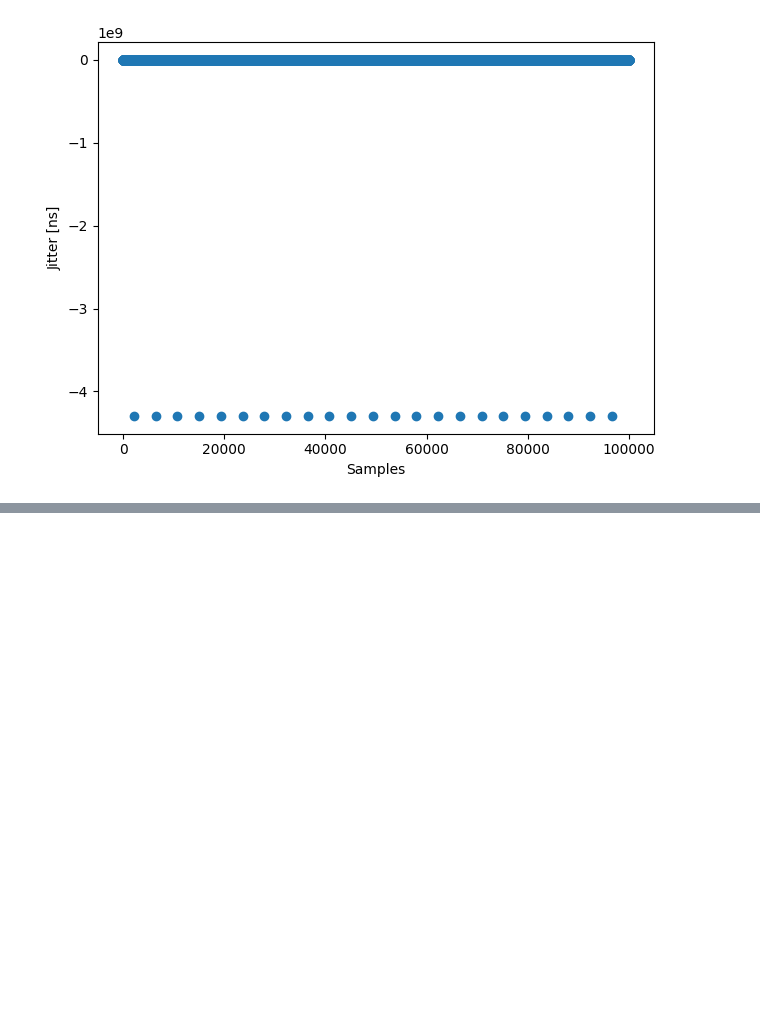
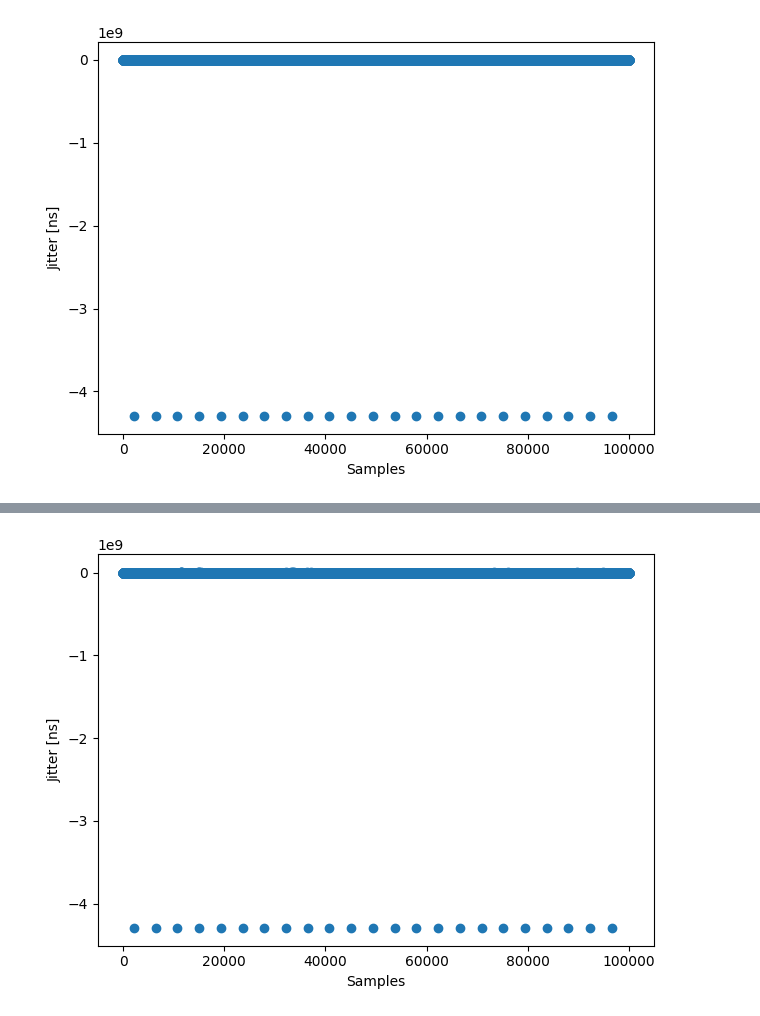
Before and after one commit to otokatli/jitter, a Jupyter notebook: jitter_analysis.ipynb, the cells around one changed output, grey strips where cells are left out. Drawn from its saved outputs; the diff is of its cells as text; code cells hidden in the pictures; blank space fills up the shorter version.

```diff
--- a/jitter_analysis.ipynb
+++ b/jitter_analysis.ipynb
@@ -50,0 +59,4 @@ fig.savefig('jitter_ubuntu_22_04.pdf')
+# %%
+df2 = pd.read_csv('15-12-2022-16-19-37.csv')
+# %%
+jitter2 = df2.diff().to_numpy() - sampling_time
@@ -50,0 +75,11 @@ fig.savefig('jitter_ubuntu_22_04.pdf')
+# %%
+fig, ax = plt.subplots()
+
+ax.plot(jitter2, marker='o', linestyle='None')
+
+ax.set_xlabel('Samples')
+ax.set_ylabel('Jitter [ns]')
+
+fig.tight_layout()
+# %% [output]
+[figure, added]
```
Also changed, not shown: parts of 17 cells of this notebook, 1 other file.
